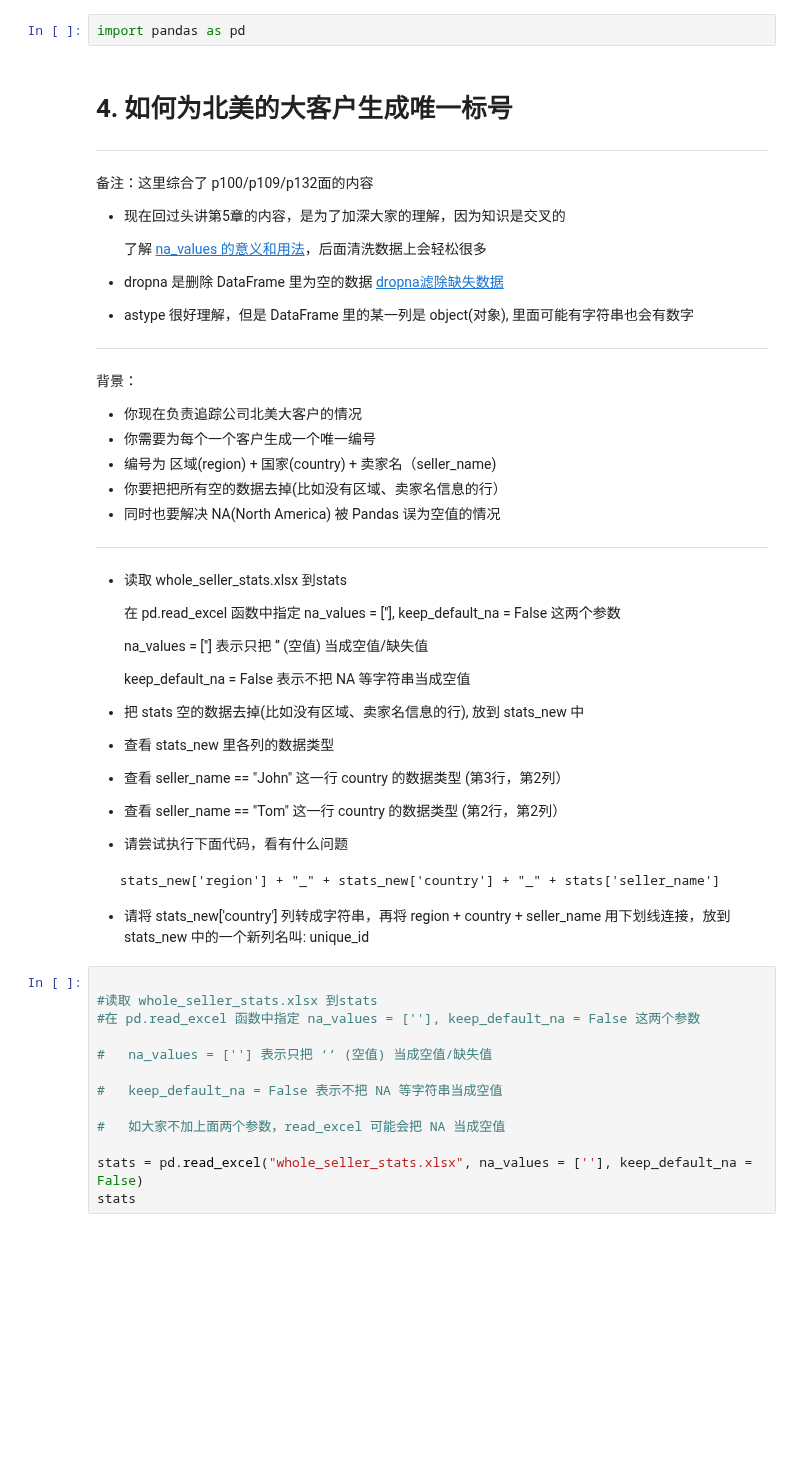
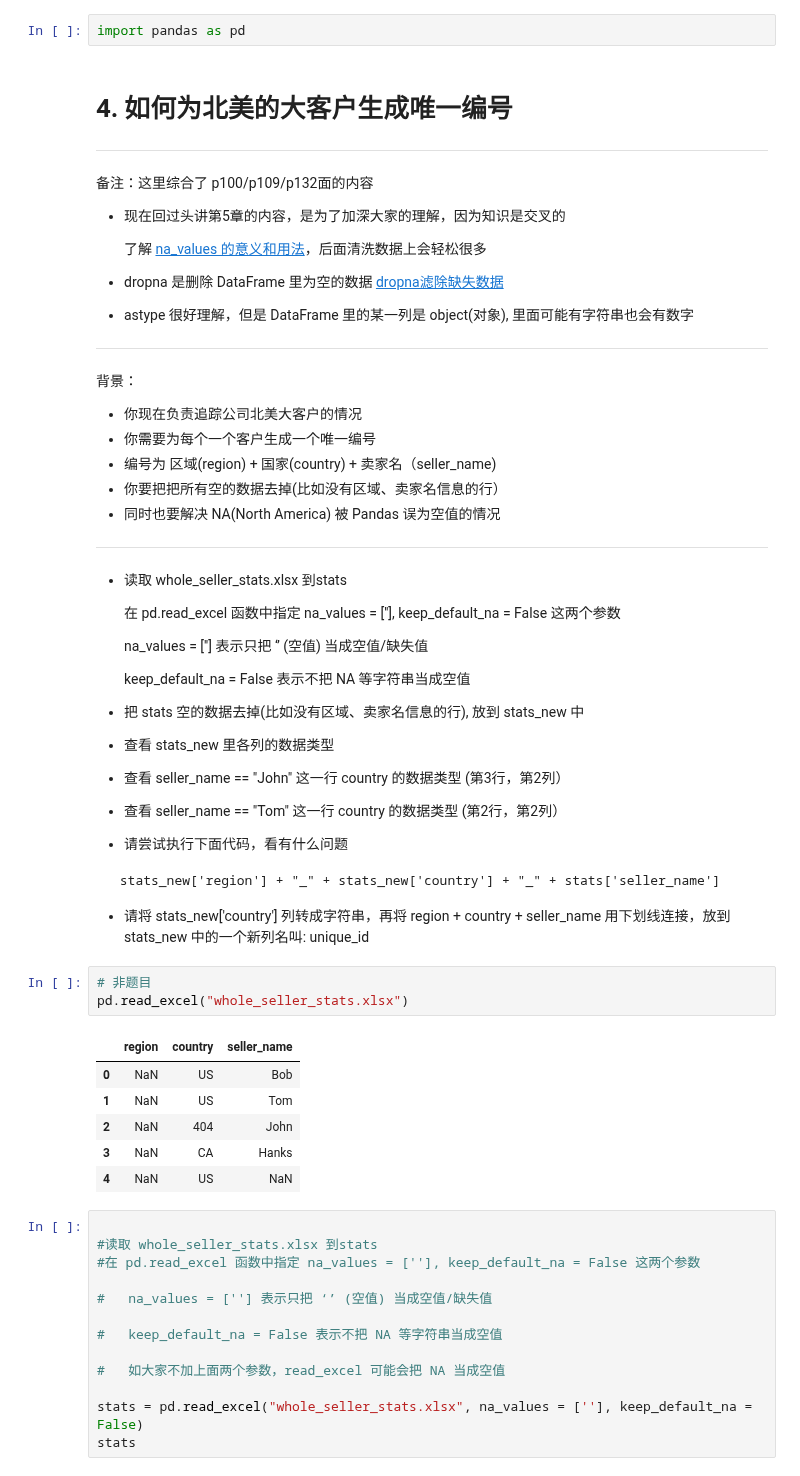
Before and after one commit to liuhui998/pe2, a Jupyter notebook: 07-data-type/answer-questions.ipynb, the cells around one changed output. Saved outputs shown, nothing was run; the diff lists cells and outputs as text; blank space fills up the shorter version.

````diff
--- a/07-data-type/answer-questions.ipynb
+++ b/07-data-type/answer-questions.ipynb
@@ -27,7 +27,7 @@
 # %%
 import pandas as pd
 # %% [markdown]
-# 4. 如何为北美的大客户生成唯一标号
+# 4. 如何为北美的大客户生成唯一编号
 ---
 备注：这里综合了 p100/p109/p132面的内容
 
@@ -71,6 +71,16 @@ import pandas as pd
 ```
 
 * 请将 stats_new['country'] 列转成字符串，再将 region + country + seller_name 用下划线连接，放到 stats_new 中的一个新列名叫: unique_id
+# %%
+# 非题目
+pd.read_excel("whole_seller_stats.xlsx")
+# %% [output]
+|  | region | country | seller_name |
+| 0 | NaN | US | Bob |
+| 1 | NaN | US | Tom |
+| 2 | NaN | 404 | John |
+| 3 | NaN | CA | Hanks |
+| 4 | NaN | US | NaN |
 # %%
 
 #读取 whole_seller_stats.xlsx 到stats
````
Also changed, not shown: 1 other file.
